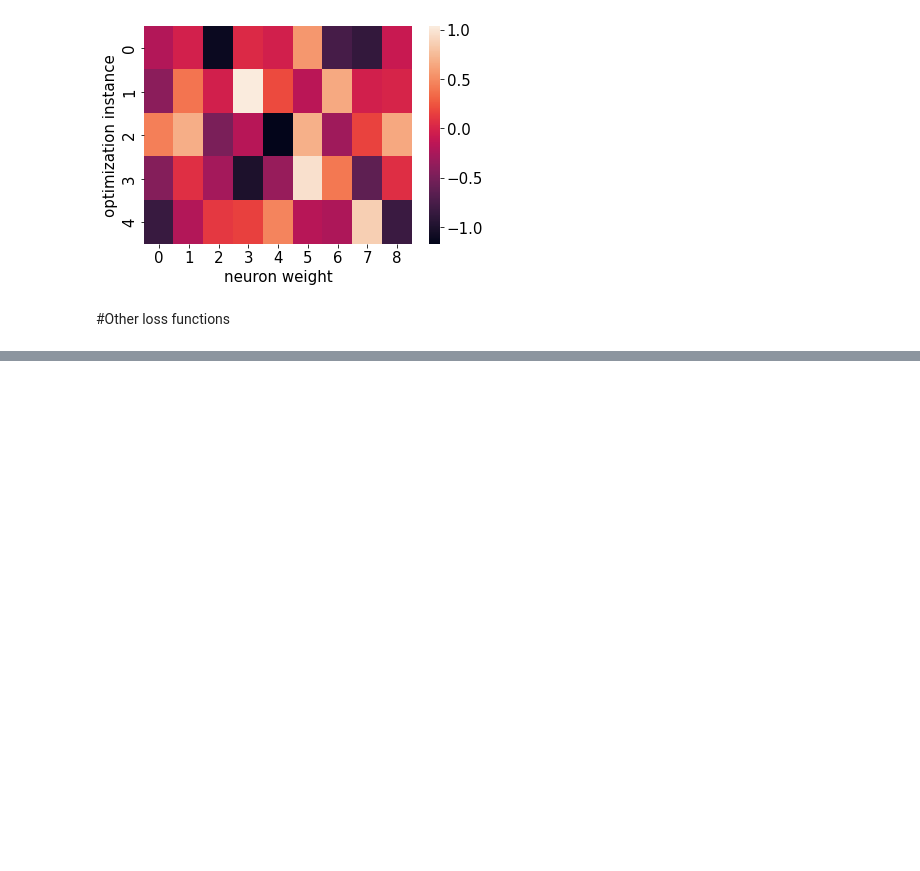
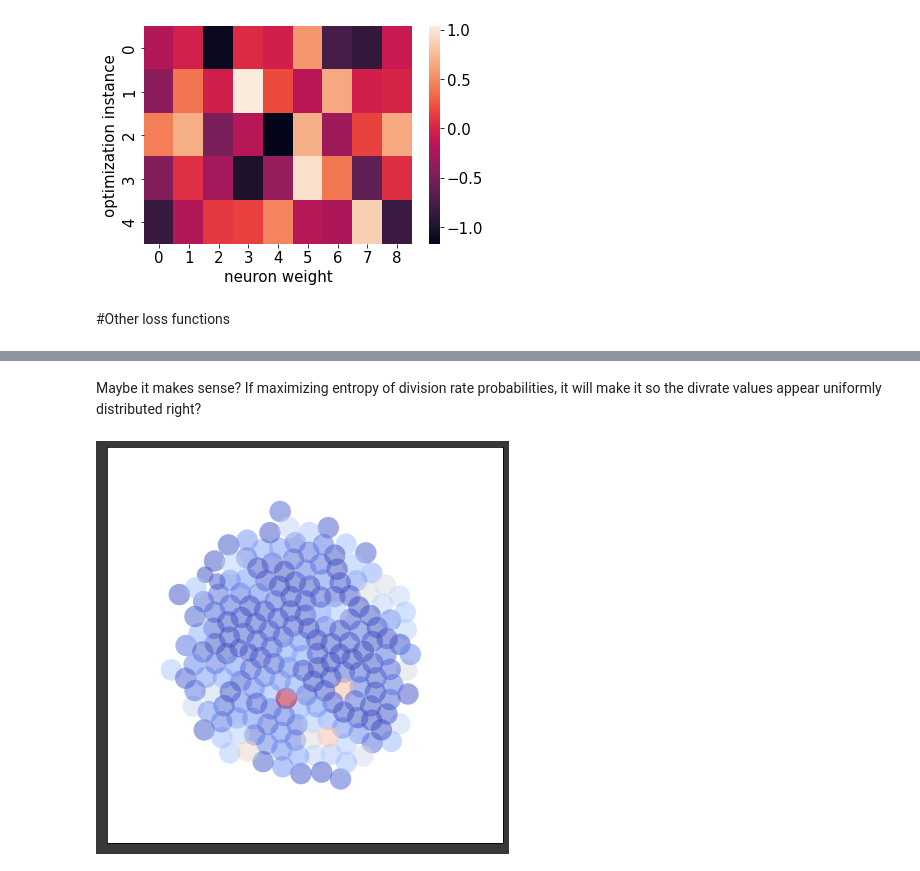
Before and after one commit to fmottes/jax-morph, a Jupyter notebook: Ramya/04_NN_response_function.ipynb, the cells around one changed output, grey strips where cells are left out. Saved outputs shown, nothing was run; the diff lists cells and outputs as text; code cells hidden in the pictures; blank space fills up the shorter version.

```diff
--- a/Ramya/04_NN_response_function.ipynb
+++ b/Ramya/04_NN_response_function.ipynb
@@ -447,0 +539,6 @@ def elongation_loss(state):
+# %% [markdown]
+Maybe it makes sense? If maximizing entropy of division rate probabilities, it will make it so the divrate values appear uniformly distributed right?
+# %%
+visualization.draw_circles_divrate(fstate_opt);
+# %% [output]
+[figure, added]
```
Also changed, not shown: parts of 20 cells of this notebook, 2 other files.
